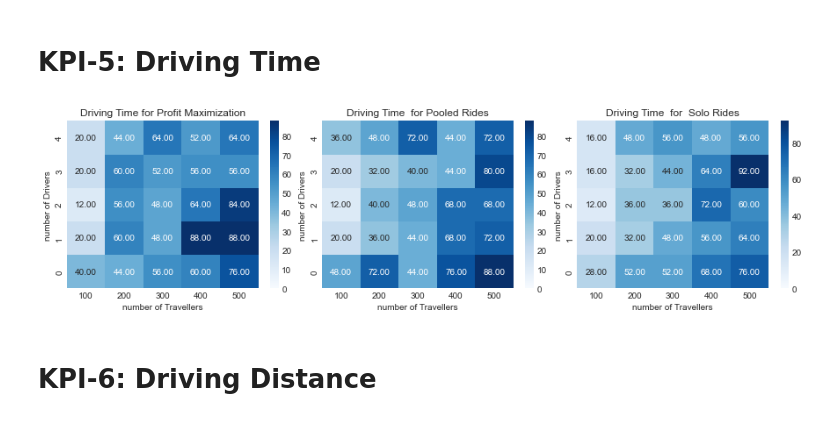
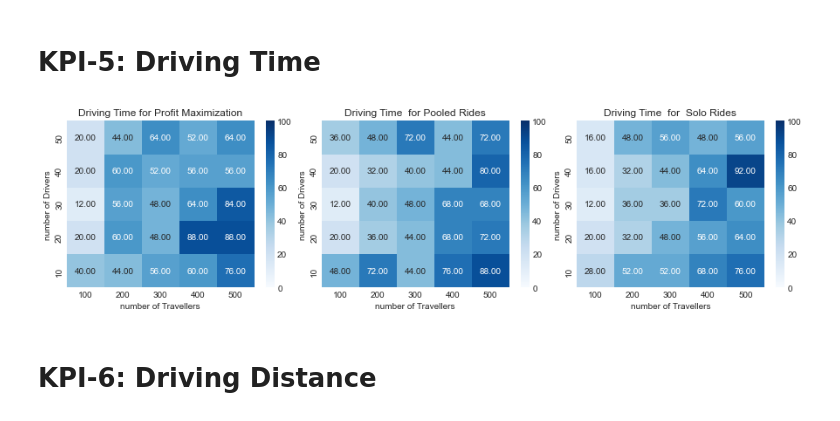
Before and after one commit to Jagiellonian-University/MaaSSim, a Jupyter notebook: docs/tutorials/Simulation-Plotting.ipynb, the cells around one changed output. Saved outputs shown, nothing was run; the diff lists cells and outputs as text; code cells hidden in the pictures.

```diff
--- a/docs/tutorials/Simulation-Plotting.ipynb
+++ b/docs/tutorials/Simulation-Plotting.ipynb
@@ -187,14 +187,14 @@ font = {'size'   : 10}
 plt.rcParams["figure.figsize"] = [12.50, 3.50]
 plt.rcParams["figure.autolayout"] = True
 
-solo = pd.read_csv('D:/Development/GitHub-ProjectV2.0/MaaSSim/docs/tutorials/Results/Simulation/Driver/KPI-5-DrivingTime/DT_Solo-Rides.csv')
-solo=solo.drop('0',axis='columns')
+solo = pd.read_csv('D:/Development/GitHub-ProjectV2.0/MaaSSim/docs/tutorials/Results/Simulation/Driver/KPI-5-DrivingTime/DT_Solo-Rides.csv', index_col=0)
+#solo=solo.drop('0',axis='columns')
 
-profitmax =pd.read_csv('D:/Development/GitHub-ProjectV2.0/MaaSSim/docs/tutorials/Results/Simulation/Driver/KPI-5-DrivingTime/DT_Profit-Maximization.csv')
-profitmax=profitmax.drop('0',axis='columns')
+profitmax =pd.read_csv('D:/Development/GitHub-ProjectV2.0/MaaSSim/docs/tutorials/Results/Simulation/Driver/KPI-5-DrivingTime/DT_Profit-Maximization.csv', index_col=0)
+#profitmax=profitmax.drop('0',axis='columns')
 
-pooled =pd.read_csv('D:/Development/GitHub-ProjectV2.0/MaaSSim/docs/tutorials/Results/Simulation/Driver/KPI-5-DrivingTime/DT_Pooled-Rides.csv')
-pooled=pooled.drop('0',axis='columns')
+pooled =pd.read_csv('D:/Development/GitHub-ProjectV2.0/MaaSSim/docs/tutorials/Results/Simulation/Driver/KPI-5-DrivingTime/DT_Pooled-Rides.csv', index_col=0)
+#pooled=pooled.drop('0',axis='columns')
 
 
 for col in solo.columns:
@@ -204,37 +204,37 @@ for col in solo.columns:
 for col in profitmax.columns:
     profitmax[col]=profitmax[col]//3600*4
     #data1.head()
 
 
 for col in pooled.columns:
     pooled[col]=pooled[col]//3600*4
    # data2.head()
 
 
 
 fig, (ax1, ax2, ax3) = plt.subplots(ncols=3)
 fig.subplots_adjust(wspace=1.01)
 
 #sns.heatmap(veh_kpis, cmap="Blues", ax = axes[1], square = True, cbar = True, cbar_ax = cbar_ax)
 
-s = sns.heatmap(profitmax, annot=True,  fmt=".2f", cmap='Blues', ax=ax1, vmin=0)
+s = sns.heatmap(profitmax, annot=True,  fmt=".2f", cmap='Blues', ax=ax1, vmin=0, vmax=100)
 s.set(xlabel='number of Travellers', ylabel='number of Drivers', title = 'Driving Time for Profit Maximization')
 s.invert_yaxis()
-s = sns.heatmap(pooled, annot=True, fmt=".2f", cmap='Blues', ax=ax2, vmin=0)
+s = sns.heatmap(pooled, annot=True, fmt=".2f", cmap='Blues', ax=ax2, vmin=0,  vmax=100)
 s.set(xlabel='number of Travellers', ylabel='number of Drivers', title = 'Driving Time  for Pooled Rides')
 s.invert_yaxis()
-s = sns.heatmap(solo, annot=True, fmt=".2f", cmap='Blues', ax=ax3,  vmin=0)
+s = sns.heatmap(solo, annot=True, fmt=".2f", cmap='Blues', ax=ax3,  vmin=0,  vmax=100)
 s.set(xlabel='number of Travellers', ylabel='number of Drivers', title = 'Driving Time  for  Solo Rides')
 s.invert_yaxis()
 txt="I need the caption to be present a little below X-axis"
 #ax3.yaxis.tick_right()
 
 #veh_kpis[]
 fig.subplots_adjust(wspace=0.001)
 plt.show()
 #fig.savefig('ServiceRate.png', dpi=600)
 # %% [output]
-[figure, old version]
+[figure, new version]
 # %% [markdown]
 # KPI-6: Driving Distance
 # %% [markdown]
```
Also changed, not shown: parts of 3 cells of this notebook, 10 other files.
